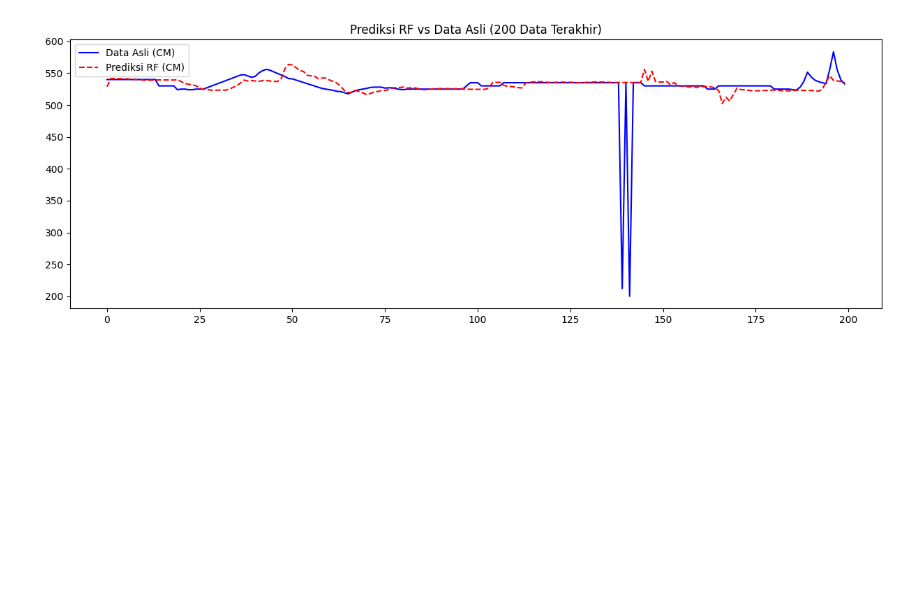
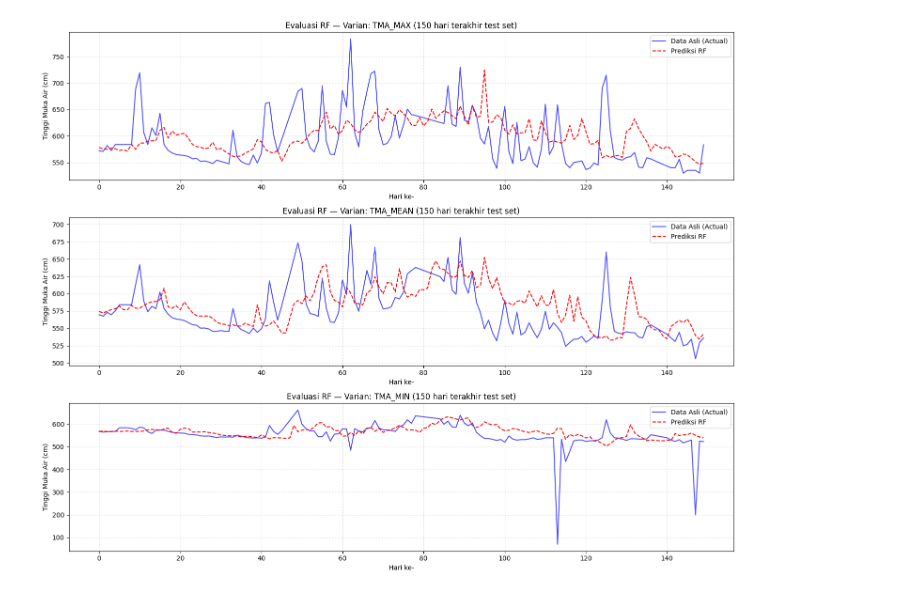
Before and after one commit to AlvinMI/SIPMA_Manggarai, a Jupyter notebook: notebook/Skripsi_PA_TMA_Model_RF.ipynb, the cells around one changed output. Cells and saved outputs as stored; diff of their text form; code cells hidden in the pictures; blank space fills up the shorter version.

```diff
--- a/notebook/Skripsi_PA_TMA_Model_RF.ipynb
+++ b/notebook/Skripsi_PA_TMA_Model_RF.ipynb
@@ -68,10 +102,16 @@ Bentuk matriks X untuk RF: (38197, 24)
 # %%
 # Split data (80% Train, 20% Test) tanpa shuffle demi menjaga urutan waktu
-X_train, X_test, y_train, y_test = train_test_split(X, y, test_size=0.2, shuffle=False)
+X_train_dict, X_test_dict = {}, {}
+y_train_dict, y_test_dict = {}, {}
 
-print(f"--- Rincian Split Data ---")
-print(f"Ukuran X_train (Data Latih) : {X_train.shape}")
-print(f"Ukuran X_test  (Data Uji)   : {X_test.shape}")
-print(f"Ukuran y_train (Target Latih): {y_train.shape}")
-print(f"Ukuran y_test  (Target Uji)  : {y_test.shape}")
+for v in VARIAN:
+    X_tr, X_te, y_tr, y_te = train_test_split(
+        X_dict[v], y_dict[v], test_size=0.2, shuffle=False
+    )
+    X_train_dict[v], X_test_dict[v] = X_tr, X_te
+    y_train_dict[v], y_test_dict[v] = y_tr, y_te
+
+    print(f"--- [{v}] Rincian Split Data ---")
+    print(f"  X_train: {X_tr.shape} | X_test: {X_te.shape}")
+    print(f"  y_train: {y_tr.shape} | y_test: {y_te.shape}")
 # %% [output]
@@ -98,22 +160,46 @@ Training Random Forest Selesai dengan Sukses!
 # %%
-y_pred_scaled = rf_model.predict(X_test)
+eval_results_rf = {}
+preds_cm_rf  = {}
+actual_cm_rf = {}
 
-y_test_cm = scaler_rf.inverse_transform(y_test.reshape(-1, 1))
-y_pred_cm = scaler_rf.inverse_transform(y_pred_scaled.reshape(-1, 1))
+for v in VARIAN:
+    sc = scalers_rf[v]
+    y_pred_scaled = rf_models[v].predict(X_test_dict[v])
 
-rmse = np.sqrt(mean_squared_error(y_test_cm, y_pred_cm))
-mae = mean_absolute_error(y_test_cm, y_pred_cm)
-r2 = r2_score(y_test_cm, y_pred_cm)
+    y_test_cm = sc.inverse_transform(y_test_dict[v].reshape(-1, 1))
+    y_pred_cm = sc.inverse_transform(y_pred_scaled.reshape(-1, 1))
 
-print(f"--- HASIL EVALUASI RF ---")
-print(f"RMSE : {rmse:.4f} cm")
-print(f"MAE  : {mae:.4f} cm")
-print(f"R2   : {r2:.4f}")
+    rmse = np.sqrt(mean_squared_error(y_test_cm, y_pred_cm))
+    mae  = mean_absolute_error(y_test_cm, y_pred_cm)
+    r2   = r2_score(y_test_cm, y_pred_cm)
 
-plt.figure(figsize=(15, 5))
-plt.plot(y_test_cm[-200:], label="Data Asli (CM)", color='blue')
-plt.plot(y_pred_cm[-200:], label="Prediksi RF (CM)", color='red', linestyle='--')
-plt.title("Prediksi RF vs Data Asli (200 Data Terakhir)")
-plt.legend()
+    eval_results_rf[v] = {"RMSE": rmse, "MAE": mae, "R2": r2}
+    preds_cm_rf[v]  = y_pred_cm
+    actual_cm_rf[v] = y_test_cm
+
+    print(f"[{v.upper()}] RMSE: {rmse:.4f} cm | MAE: {mae:.4f} cm | R2: {r2:.4f}")
+
+print("\n" + "="*60)
+print("TABEL PERBANDINGAN AGREGASI HARIAN — RF (t+6 hari)")
+print("="*60)
+df_compare_rf = pd.DataFrame(eval_results_rf).T.round(4)
+print(df_compare_rf)
+
+best_rf_rmse = df_compare_rf['RMSE'].idxmin()
+best_rf_r2   = df_compare_rf['R2'].idxmax()
+print(f"\nVarian terbaik (RMSE terkecil): {best_rf_rmse}")
+print(f"Varian terbaik (R2 terbesar)  : {best_rf_r2}")
+
+# Grafik perbandingan 3 varian (150 hari terakhir test set)
+fig, axes = plt.subplots(3, 1, figsize=(15, 12))
+for ax, v in zip(axes, VARIAN):
+    ax.plot(actual_cm_rf[v][-150:], label="Data Asli (Actual)", color='blue', alpha=0.7)
+    ax.plot(preds_cm_rf[v][-150:], label="Prediksi RF", color='red', linestyle='--')
+    ax.set_title(f"Evaluasi RF — Varian: {v.upper()} (150 hari terakhir test set)")
+    ax.set_xlabel("Hari ke-")
+    ax.set_ylabel("Tinggi Muka Air (cm)")
+    ax.legend()
+    ax.grid(True, linestyle=':', alpha=0.6)
+plt.tight_layout()
 plt.show()
 # %% [output]
@@ -124 +220 @@ R2   : 0.7735
-[figure, old version]
+[figure, new version]
```
Also changed, not shown: parts of 9 cells of this notebook, 2 other files.
